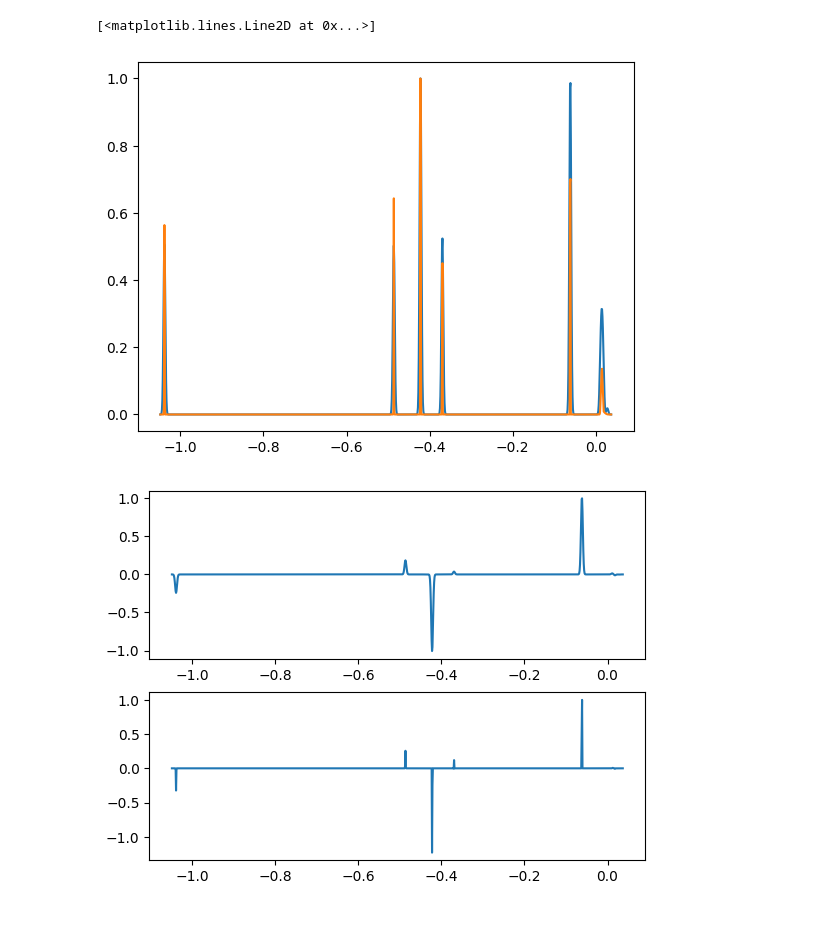
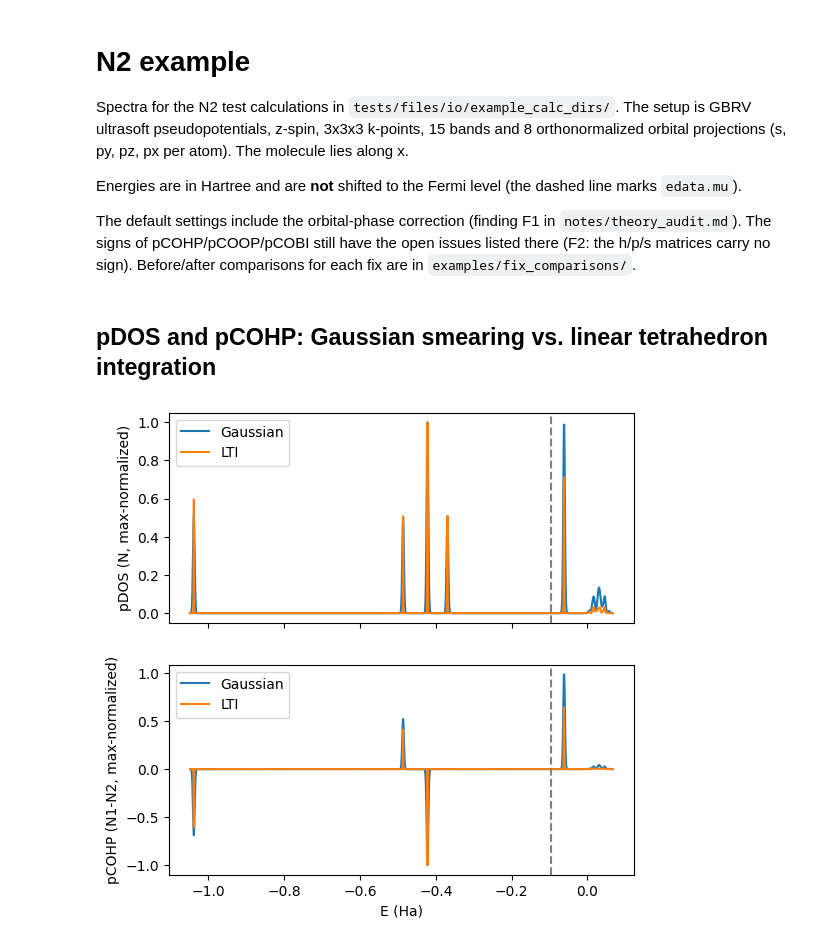
Before and after one commit to benrich37/crawfish, a Jupyter notebook: examples/N2.ipynb, the cells around one changed output. Saved outputs shown, nothing was run; the diff lists cells and outputs as text; code cells hidden in the pictures.

Commit message:
ADDING MISSING PHASE SIGN (i^l) CORRECTION FOR PROJECTIONS. Updating existing notebooks, comparison notebooks for demonstrating impact of new fixes.

```diff
--- a/examples/N2.ipynb
+++ b/examples/N2.ipynb
@@ -0,0 +1,12 @@
+# %% [markdown]
+# N2 example
+
+Spectra for the N2 test calculations in `tests/files/io/example_calc_dirs/`. The setup is GBRV ultrasoft
+pseudopotentials, z-spin, 3x3x3 k-points, 15 bands and 8 orthonormalized orbital projections (s, py, pz, px per
+atom). The molecule lies along x.
+
+Energies are in Hartree and are **not** shifted to the Fermi level (the dashed line marks `edata.mu`).
+
+The default settings include the orbital-phase correction (finding F1 in `notes/theory_audit.md`). The signs of
+pCOHP/pCOOP/pCOBI still have the open issues listed there (F2: the h/p/s matrices carry no sign). Before/after
+comparisons for each fix are in `examples/fix_comparisons/`.
@@ -1,28 +22,22 @@
+# %% [markdown]
+## pDOS and pCOHP: Gaussian smearing vs. linear tetrahedron integration
 # %%
-from crawfish.utils.testing import EXAMPLE_CALC_DIRS_DIR
-from crawfish.core.elecdata import ElecData
-import matplotlib.pyplot as plt
-from crawfish.funcs import get_pcohp, get_pdos
+fig, ax = plt.subplots(nrows=2, figsize=(6, 6), sharex=True)
+erange, pdos = get_pdos(edata, elements="N", lti=False, res=0.001, norm_max=True)
+ax[0].plot(erange, pdos, label="Gaussian")
+erange, pdos = get_pdos(edata, erange=erange, elements="N", lti=True, rattle_eigenvals=True, norm_max=True)
+ax[0].plot(erange, pdos, label="LTI")
+ax[0].set_ylabel("pDOS (N, max-normalized)")
 
-n2_calcdir = EXAMPLE_CALC_DIRS_DIR / "N2_bare_min"
-assert n2_calcdir.exists()
-
-edata = ElecData(n2_calcdir)
-erange, pdos = get_pdos(edata, elements="N", lti=False, res=0.001, norm_max=True)
-plt.plot(erange, pdos)
-erange, pdos = get_pdos(edata, erange=erange, elements="N", lti=True, rattle_eigenvals=True, norm_max=True)
-plt.plot(erange, pdos)
-
-
-fig, ax = plt.subplots(nrows=2)
-
-edata = ElecData(n2_calcdir)
-#edata = ElecData.from_calc_dir(calc_dir=n2_calcdir)
-erange, pdos = get_pcohp(edata, idcs1=0, idcs2=1, lti=False, res=0.001, norm_max=True)
-ax[0].plot(erange, pdos)
-erange, pdos = get_pcohp(edata, idcs1=0, idcs2=1, erange=erange, lti=True, rattle_eigenvals=True, norm_max=True)
-ax[1].plot(erange, pdos)
+erange, pcohp = get_pcohp(edata, idcs1=0, idcs2=1, lti=False, res=0.001, norm_max=True)
+ax[1].plot(erange, pcohp, label="Gaussian")
+erange, pcohp = get_pcohp(edata, idcs1=0, idcs2=1, erange=erange, lti=True, rattle_eigenvals=True, norm_max=True)
+ax[1].plot(erange, pcohp, label="LTI")
+ax[1].set_ylabel("pCOHP (N1-N2, max-normalized)")
+ax[1].set_xlabel("E (Ha)")
+for a in ax:
+    a.axvline(edata.mu, color="gray", linestyle="--")
+    a.legend()
+plt.show()
 # %% [output]
-[<matplotlib.lines.Line2D at 0x...>]
-[figure, old version]
+[figure, new version]
-[figure, removed]
```
Also changed, not shown: parts of 10 cells of this notebook, 30 other files.
